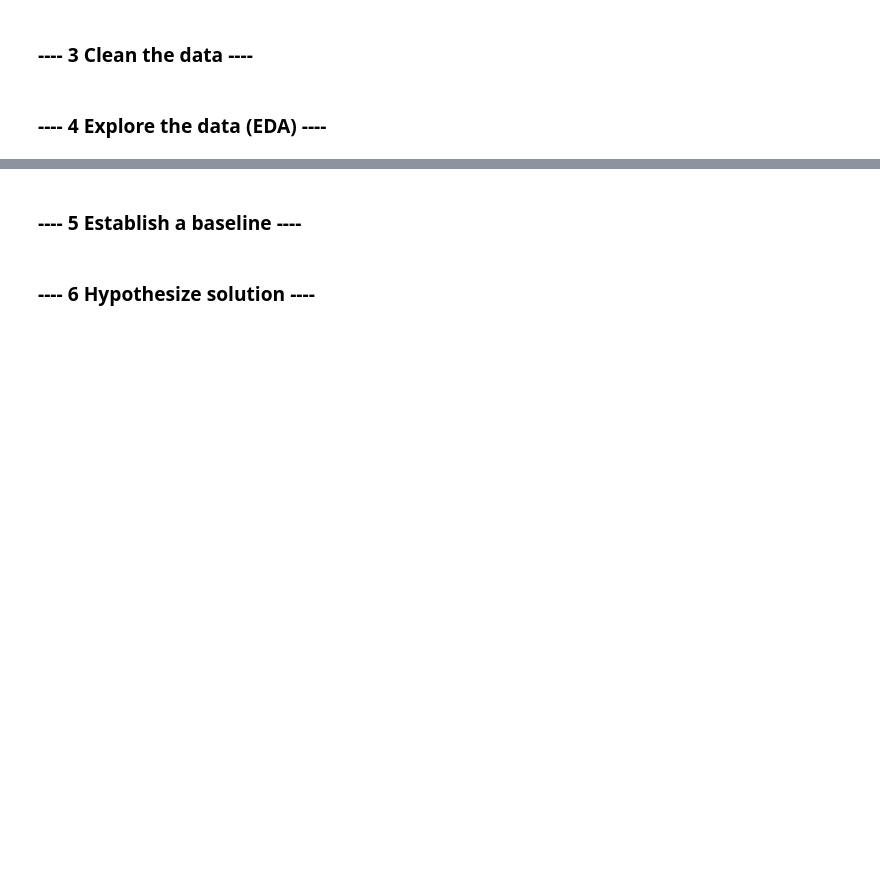
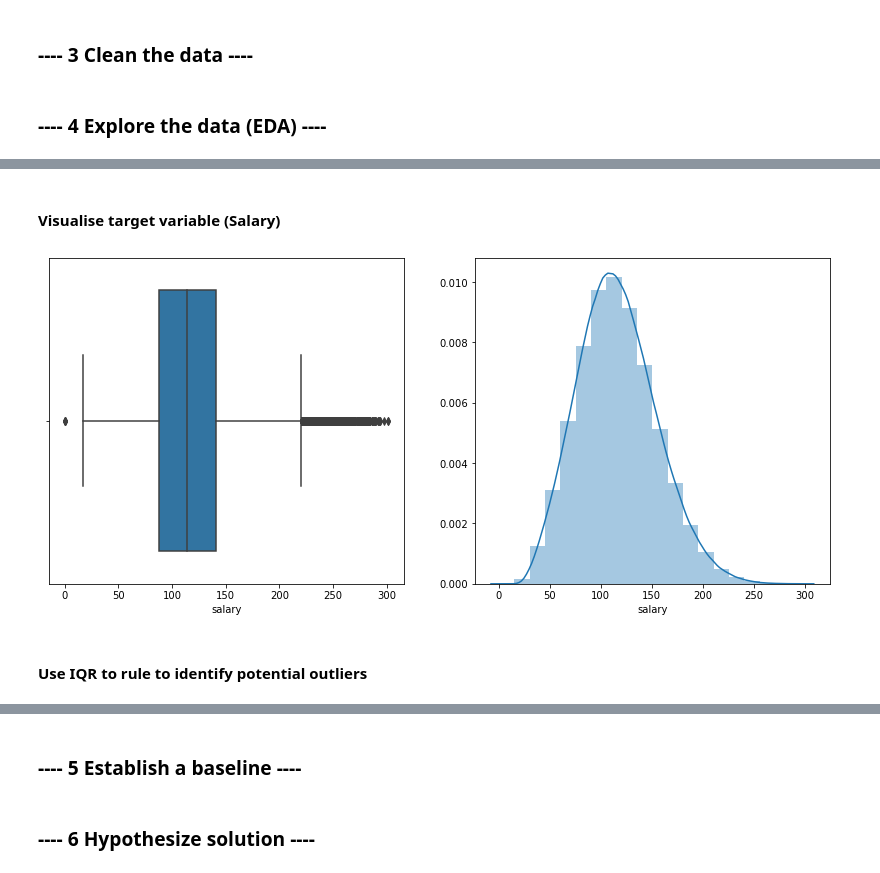
Before and after one commit to janshul95/salarypredictionportfolio, a Jupyter notebook: Salary Prediction Project.ipynb, the cells around one changed output, grey strips where cells are left out. Cells and saved outputs as stored; diff of their text form; code cells hidden in the pictures; blank space fills up the shorter version.

Commit message:
Exploratory data analysis

```diff
--- a/Salary Prediction Project.ipynb
+++ b/Salary Prediction Project.ipynb
@@ -21,6 +24,9 @@ __email__ = "janshul95@gmail.com"
 ### ---- 2 Load the data ----
 # %%
 #load the data into a Pandas dataframe
+df_train_feature = pd.read_csv('data/train_features.csv')
+df_train_target = pd.read_csv('data/train_salaries.csv')
+df_test_feature = pd.read_csv('data/test_features.csv')
 # %% [markdown]
 ### ---- 3 Clean the data ----
 # %%
@@ -34,0 +167,2 @@ __email__ = "janshul95@gmail.com"
+# %%
+df_train = pd.merge(df_train_feature,df_train_target,on='jobId')
@@ -34,0 +200,13 @@ __email__ = "janshul95@gmail.com"
+# %% [markdown]
+#### Visualise target variable (Salary)
+# %%
+plt.figure(figsize = (14, 6))
+plt.subplot(1,2,1)
+sns.boxplot(df_train.salary)
+plt.subplot(1,2,2)
+sns.distplot(df_train.salary, bins=20)
+plt.show()
+# %% [output]
+[figure, added]
+# %% [markdown]
+#### Use IQR to rule to identify potential outliers
```
Also changed, not shown: parts of 44 cells of this notebook.
